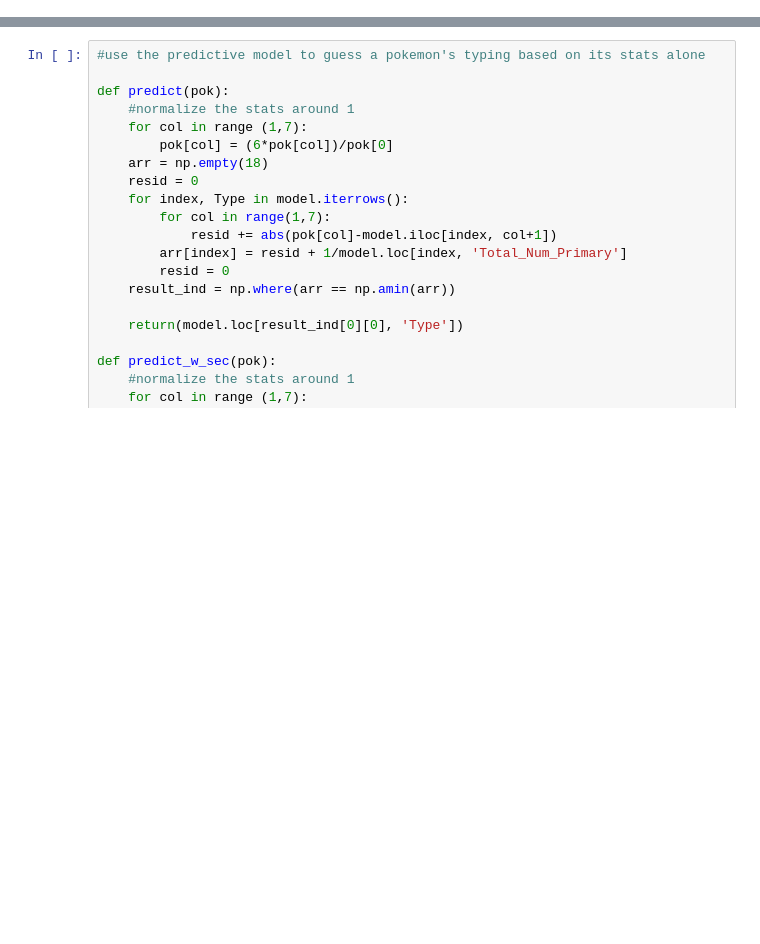
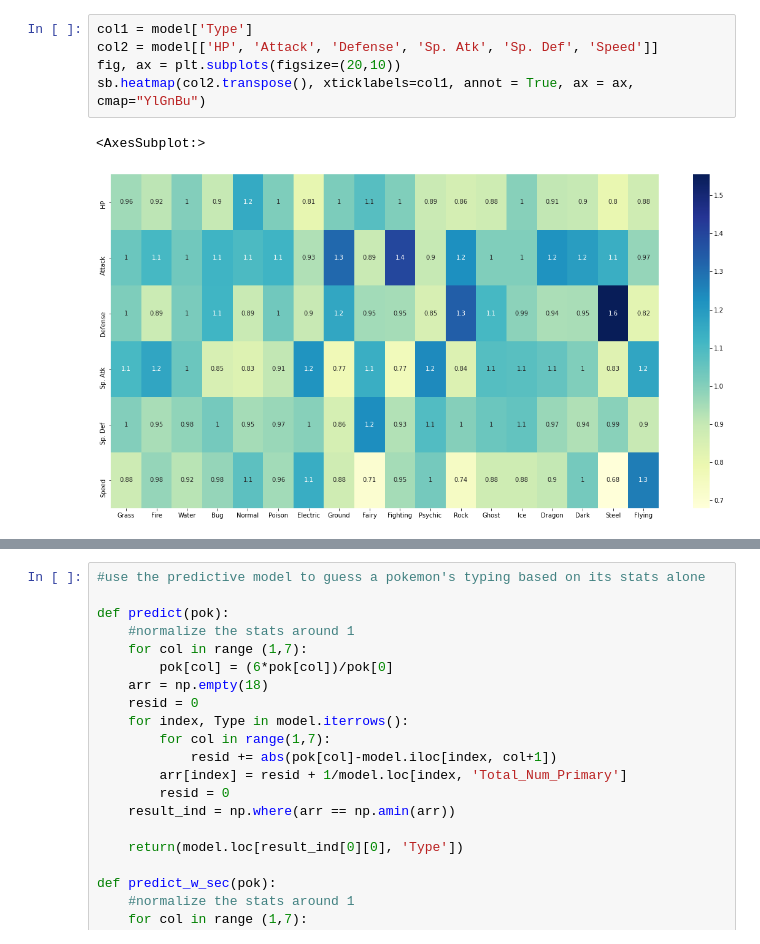
Before and after one commit to fryhyi/320-Final-Project, a Jupyter notebook: Pokemon_Analysis.ipynb, the cells around one changed output, grey strips where cells are left out. Saved outputs shown, nothing was run; the diff lists cells and outputs as text; blank space fills up the shorter version.

```diff
--- a/Pokemon_Analysis.ipynb
+++ b/Pokemon_Analysis.ipynb
@@ -69,0 +103,8 @@ model.head()
+# %%
+col1 = model['Type']
+col2 = model[['HP', 'Attack', 'Defense', 'Sp. Atk', 'Sp. Def', 'Speed']]
+fig, ax = plt.subplots(figsize=(20,10))
+sb.heatmap(col2.transpose(), xticklabels=col1, annot = True, ax = ax, cmap="YlGnBu")
+# %% [output]
+<AxesSubplot:>
+[figure, added]
```
Also changed, not shown: parts of 26 cells of this notebook, 1 other file.
